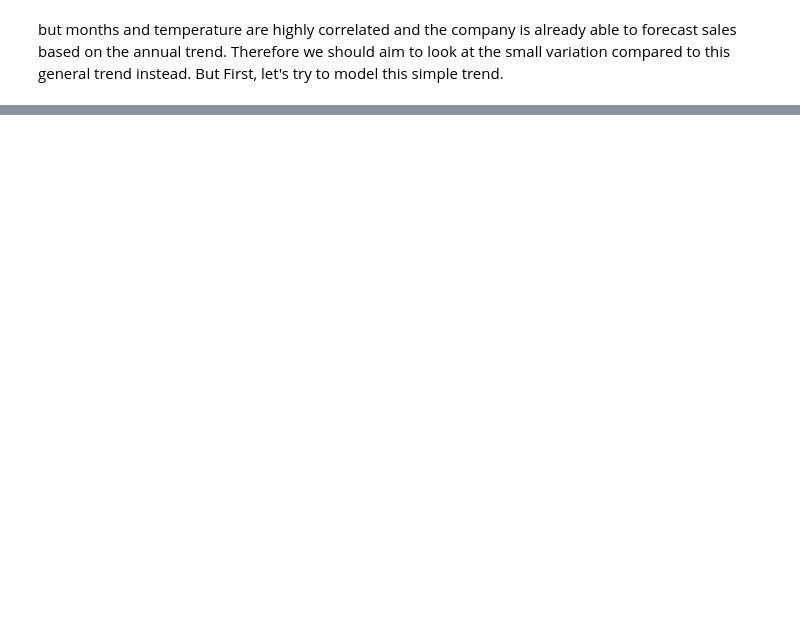
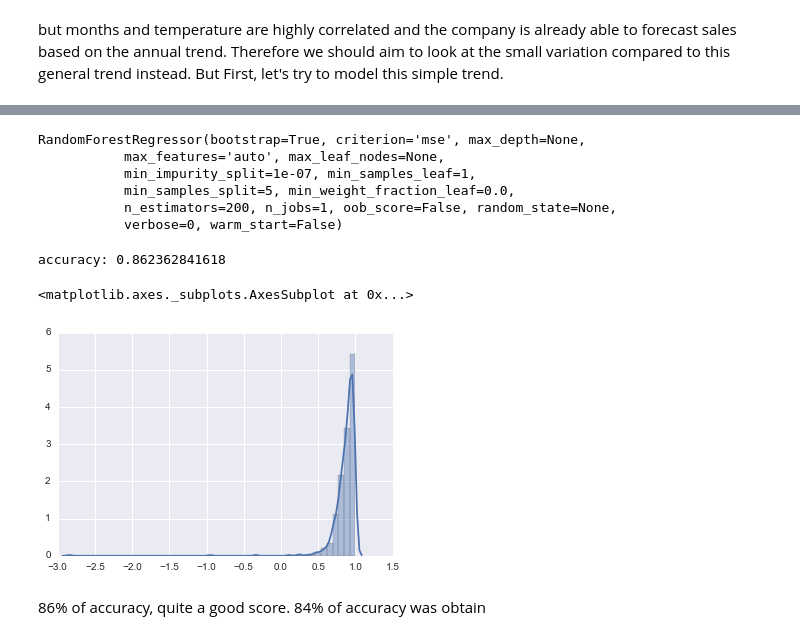
Before and after one commit to vlievin/OiX-2016---Understanding-Weather-Impact-on-Beer-Sales-in-Denmark, a Jupyter notebook: explore sales data.ipynb, the cells around one changed output, grey strips where cells are left out. Saved outputs shown, nothing was run; the diff lists cells and outputs as text; code cells hidden in the pictures; blank space fills up the shorter version.

Commit message:
added a simple random forest regressor to predict outcome

```diff
--- a/explore sales data.ipynb
+++ b/explore sales data.ipynb
@@ -182,0 +179,15 @@ from sklearn.ensemble import RandomForestRegressor
+# %%
+from sklearn.ensemble import RandomForestRegressor
+from utils import oneHot
+import random
+
+features = ['month','precipitations','sun','temp','wind','weekday','station']
+data = aggregated_data[features]
+data = oneHot(data, 'weekday')
+data = oneHot(data, 'station')
+data = oneHot(data, 'month')
+features = data.columns.values
+labels = ['oms']
+X = data.as_matrix()
+y = aggregated_data[labels].values
+data[:3]
@@ -182,0 +200,41 @@ from sklearn.ensemble import RandomForestRegressor
+# %%
+full_training = False
+train_ratio = 0.9
+L = len(y)
+idx = range(L)
+random.shuffle(idx)
+if not full_training:
+    X_train = X[ idx[ : int(0.8 * L)  ]  , : ]
+    y_train = y[ idx[ : int(0.8 * L)  ] , : ]
+else:
+    X_train = X
+    y_train = y
+X_test = X[ idx[ int(0.8 * L)  : ]  , : ]
+y_test = y[ idx[ int(0.8 * L)  : ] , :]
+# %%
+rfr = RandomForestRegressor(n_estimators=200, min_samples_split=5)
+rfr.fit(X_train, y_train)
+# %% [output]
+RandomForestRegressor(bootstrap=True, criterion='mse', max_depth=None,
+           max_features='auto', max_leaf_nodes=None,
+           min_impurity_split=1e-07, min_samples_leaf=1,
+           min_samples_split=5, min_weight_fraction_leaf=0.0,
+           n_estimators=200, n_jobs=1, oob_score=False, random_state=None,
+           verbose=0, warm_start=False)
+# %%
+def getErr(pred,true):
+    return 1 - abs( 1 - pred/true )
+
+pred = rfr.predict(X_test)
+scores = []
+for i in range(len(pred)):
+    e = getErr(pred[i],y_test[i])
+    scores.append(e)
+print "accuracy: " + str(np.mean(scores))
+sns.distplot(scores)
+# %% [output]
+accuracy: 0.862362841618
+<matplotlib.axes._subplots.AxesSubplot at 0x...>
+[figure, added]
+# %% [markdown]
+86% of accuracy, quite a good score. 84% of accuracy was obtain
```
Also changed, not shown: parts of 12 cells of this notebook.
